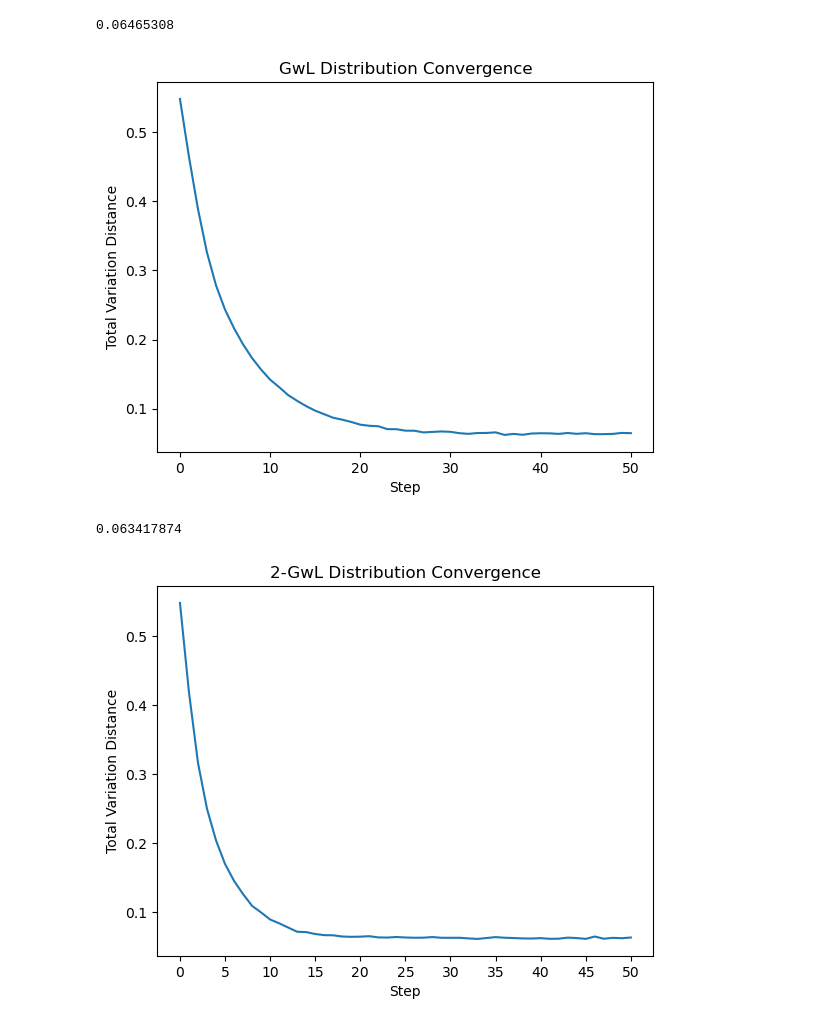
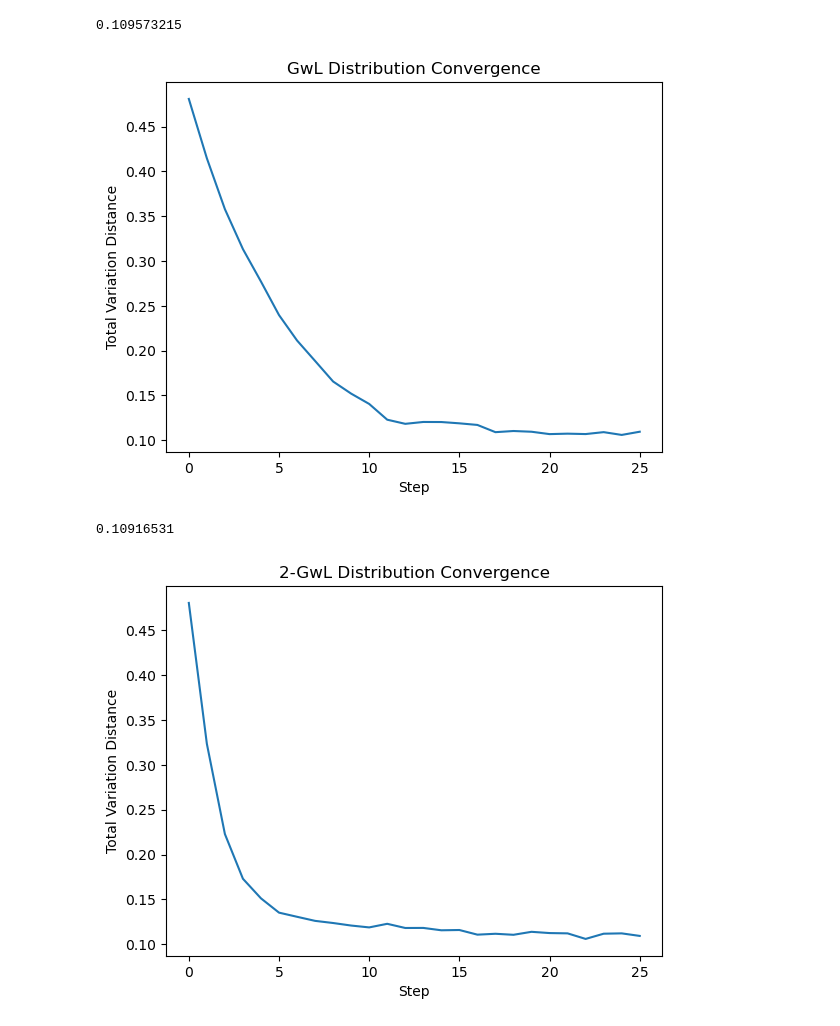
Before and after one commit to shainotshy1/MCMC_Comparisons, a Jupyter notebook: LanguageAlign/test.ipynb, the cells around one changed output. Cells and saved outputs as stored; diff of their text form; code cells hidden in the pictures.

```diff
--- a/LanguageAlign/test.ipynb
+++ b/LanguageAlign/test.ipynb
@@ -83,9 +83,9 @@ def proj_x(x):
     x[x==0] = 1
     return jnp.array(x)
 # %%
-m = 100000
-iter = 50
-N = 12
+m = 10000
+iter = 25
+N = 10
 beta = 0.42
 A, b = gen_energy_params(N)
 U_func = gen_energy_func(A, b, beta)
@@ -310,7 +310,7 @@ plt.ylabel("Total Variation Distance")
 
 plt.show()
 # %% [output]
-0.06465308
+0.109573215
-[figure, old version]
+[figure, new version]
 # %%
 # 2-Gibbs-With-Langevin # TODO: implement saliency map to choose edit positions, and then finally use the spectra idea
@@ -417,23 +441,26 @@ def sample_2gwl(calc_U, calc_dU, x0, iter, alpha, vocab, p=2, return_vd_traj=Fal
 # %%
 x0 = np.random.choice(a=[-1, 1], size=(m, N), p=[0.5, 0.5]).astype(np.float32) # Initialize with uniform boolean embedding
 
 order = 2
 alpha = 1.0
+edit_method = 'saliency'
+temp = 1e-2
+eps = 1e-9
 vocab = [np.array([-1.0]), np.array([1.0])]
-samples_2gwl, vd_traj_2gwl = sample_2gwl(calc_U, calc_dU, x0, iter, alpha, vocab, p=2, return_vd_traj=True, baseline_distr=baseline_distr, order=order)
+samples_2gwl, vd_traj_2gwl = sample_2gwl(calc_U, calc_dU, x0, iter, alpha, vocab, p=2, return_vd_traj=True, baseline_distr=baseline_distr, order=order, edit_pos_method=edit_method, temp=temp, eps=eps)
 vd_2gwl, distr_map_2gwl = calc_variational_dist(samples_2gwl, baseline_distr)
 
 print(vd_2gwl)
 plt.plot(vd_traj_2gwl)
 plt.title(f"{order}-GwL Distribution Convergence")
 plt.xlabel("Step")
 plt.ylabel("Total Variation Distance")
 plt.xticks(np.arange(0, iter + 1, 5))
 
 plt.show()
 # %% [output]
-0.063417874
+0.10916531
-[figure, old version]
+[figure, new version]
 # %%
 graph_n = 50
 
```
Also changed, not shown: parts of 7 cells of this notebook.
